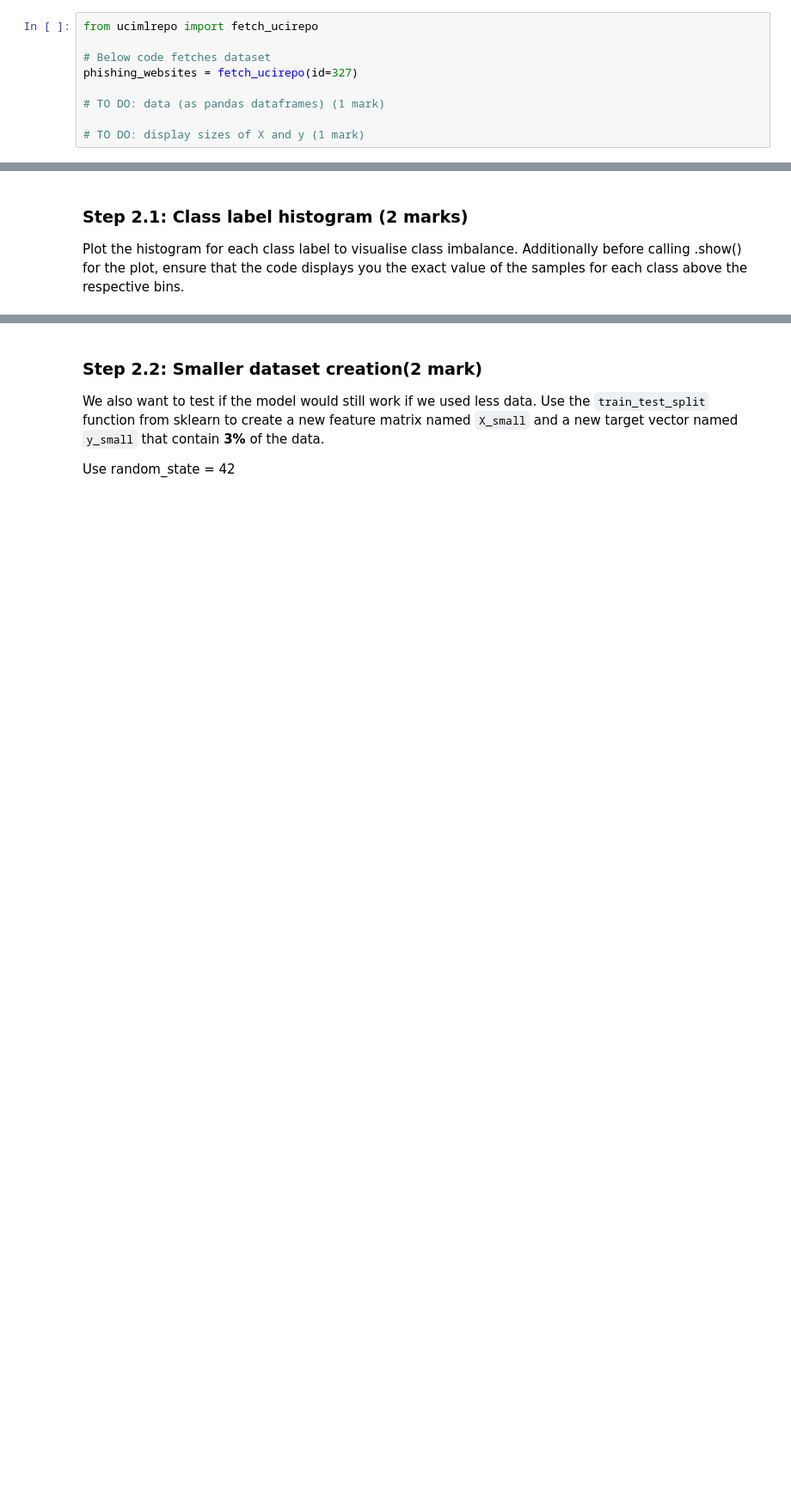
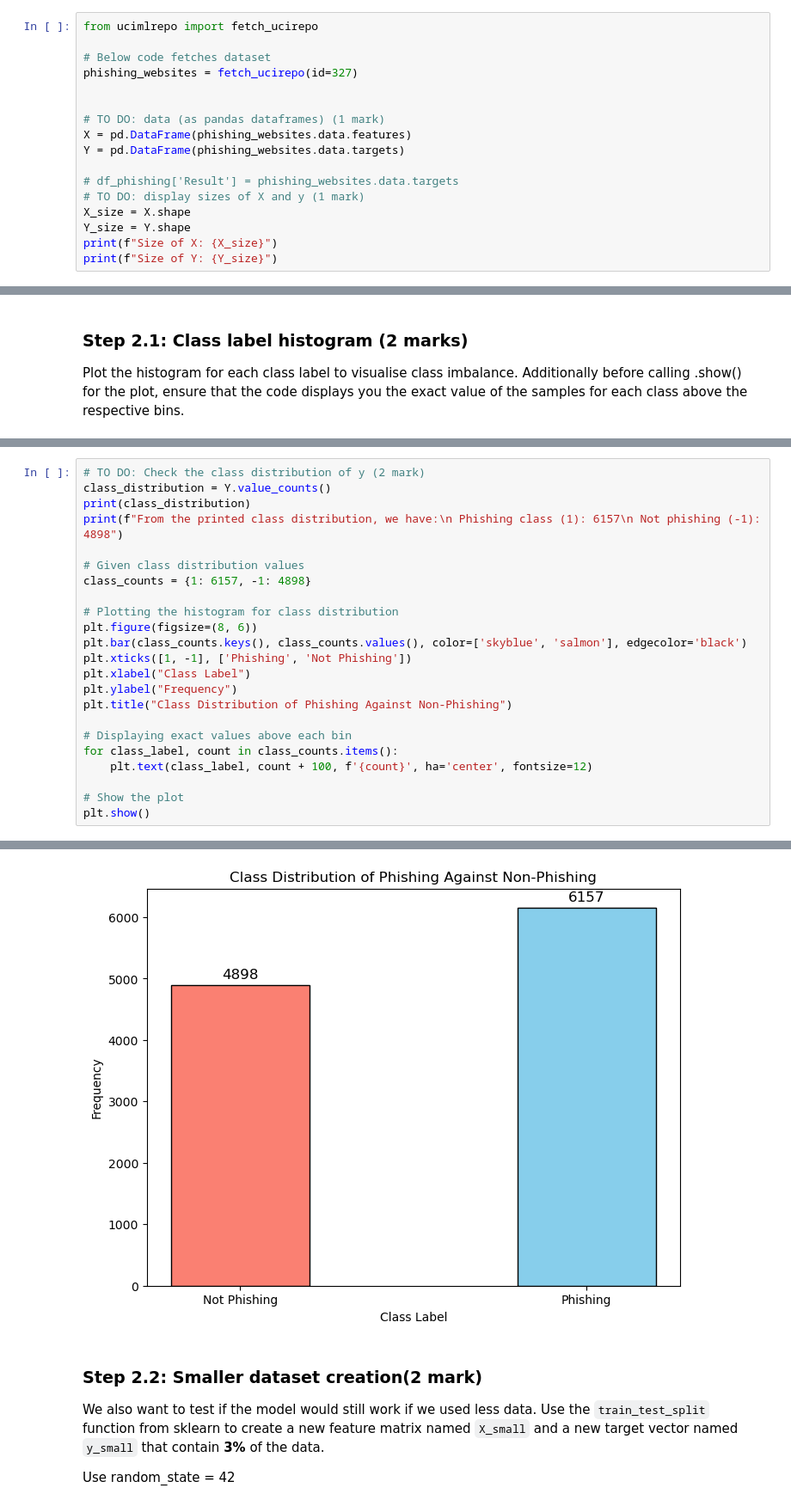
Before and after one commit to ChidiPatrick/engg680_2024_fall, a Jupyter notebook: Lab_Assignment_3/Assignment3.ipynb, the cells around one changed output, grey strips where cells are left out. Shown at 86% size. Saved outputs shown, nothing was run; the diff lists cells and outputs as text; blank space fills up the shorter version.

```diff
--- a/Lab_Assignment_3/Assignment3.ipynb
+++ b/Lab_Assignment_3/Assignment3.ipynb
@@ -480,6 +493,14 @@ from ucimlrepo import fetch_ucirepo
 # Below code fetches dataset
 phishing_websites = fetch_ucirepo(id=327)
 
+
 # TO DO: data (as pandas dataframes) (1 mark)
+X = pd.DataFrame(phishing_websites.data.features)
+Y = pd.DataFrame(phishing_websites.data.targets)
 
+# df_phishing['Result'] = phishing_websites.data.targets
 # TO DO: display sizes of X and y (1 mark)
+X_size = X.shape
+Y_size = Y.shape
+print(f"Size of X: {X_size}")
+print(f"Size of Y: {Y_size}")
@@ -496,0 +514,24 @@ plt.show()
+# %%
+# TO DO: Check the class distribution of y (2 mark)
+class_distribution = Y.value_counts()
+print(class_distribution)
+print(f"From the printed class distribution, we have:\n Phishing class (1): 6157\n Not phishing (-1): 4898")
+
+# Given class distribution values
+class_counts = {1: 6157, -1: 4898}
+
+# Plotting the histogram for class distribution
+plt.figure(figsize=(8, 6))
+plt.bar(class_counts.keys(), class_counts.values(), color=['skyblue', 'salmon'], edgecolor='black')
+plt.xticks([1, -1], ['Phishing', 'Not Phishing'])
+plt.xlabel("Class Label")
+plt.ylabel("Frequency")
+plt.title("Class Distribution of Phishing Against Non-Phishing")
+
+# Displaying exact values above each bin
+for class_label, count in class_counts.items():
+    plt.text(class_label, count + 100, f'{count}', ha='center', fontsize=12)
+
+# Show the plot
+plt.show()
+# %% [output]
@@ -497,3 +545,4 @@ plt.show()
+[figure, added]
 # %% [markdown]
 ### Step 2.2: Smaller dataset creation(2 mark)
 
```
Also changed, not shown: parts of 5 cells of this notebook.
